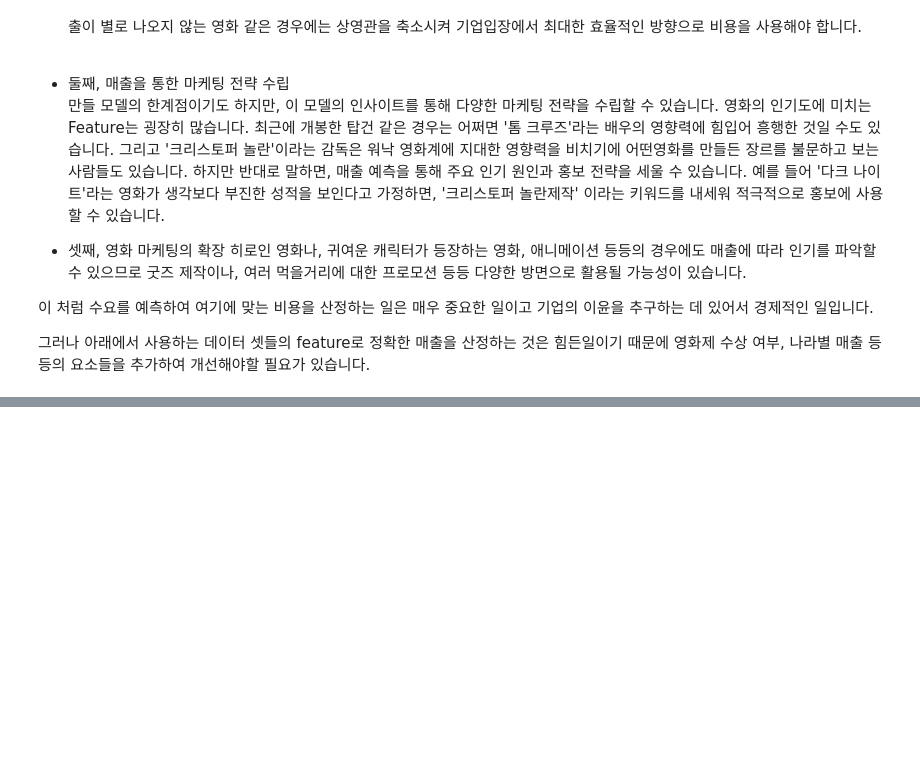
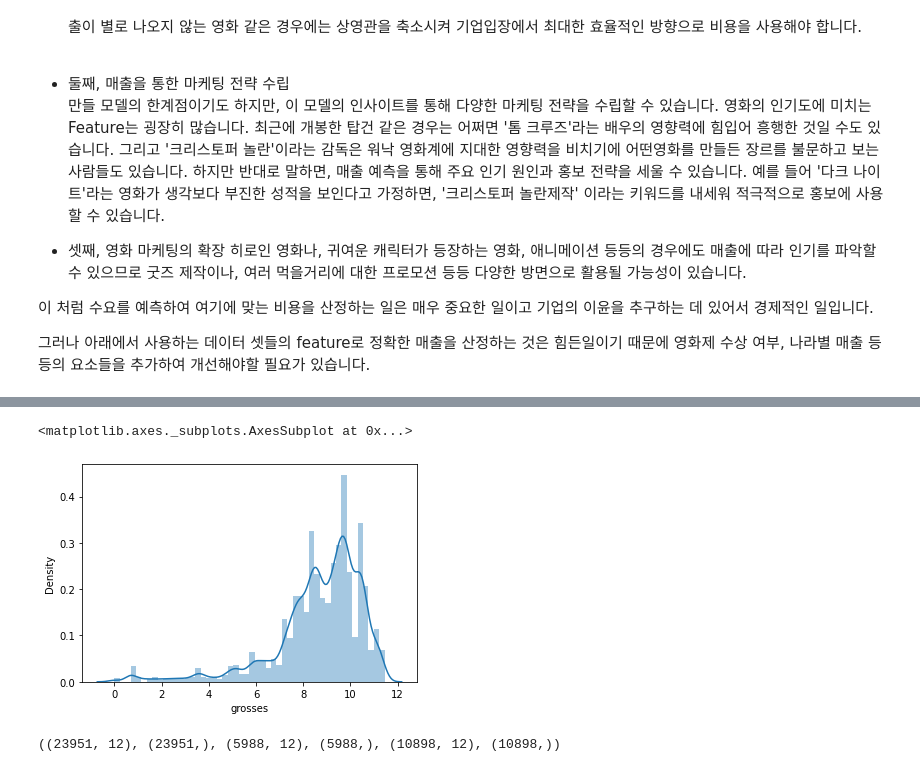
Before and after one commit to MinGyeongdo/Sesion2_projcet, a Jupyter notebook: Predict_grosses.ipynb, the cells around one changed output, grey strips where cells are left out. Drawn from its saved outputs; the diff is of its cells as text; code cells hidden in the pictures; blank space fills up the shorter version.

```diff
--- a/Predict_grosses.ipynb
+++ b/Predict_grosses.ipynb
@@ -97,0 +243,6 @@ movie_cl
+# %%
+train_log = np.log(train[target]+1)
+sns.distplot(train_log)
+# %% [output]
+<matplotlib.axes._subplots.AxesSubplot at 0x...>
+[figure, added]
@@ -97,0 +251,13 @@ movie_cl
+# %%
+train, val = train_test_split(train, train_size = 0.8, random_state=42)
+
+X_train = train.drop(target, axis='columns')
+y_train_log = np.log(train[target]+1)
+X_val = val.drop(target, axis='columns')
+y_val_log = np.log(val[target]+1)
+
+X_test = test.drop(target, axis='columns')
+y_test = test[target]
+X_train.shape, y_train_log.shape,X_val.shape, y_val_log.shape, X_test.shape, y_test.shape
+# %% [output]
+((23951, 12), (23951,), (5988, 12), (5988,), (10898, 12), (10898,))
```
Also changed, not shown: parts of 34 cells of this notebook.
